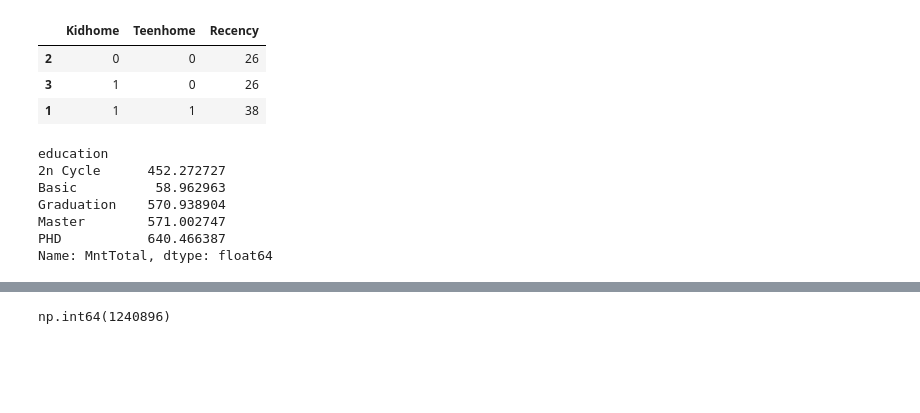
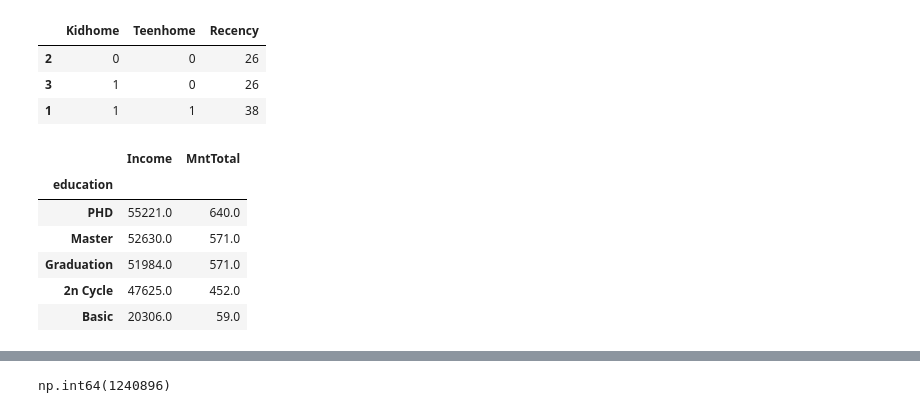
Before and after one commit to evertonenrico/Ifood_Insights, a Jupyter notebook: Ifood_Dataset/Import_DataSet_Ifood.ipynb, the cells around one changed output, grey strips where cells are left out. Drawn from its saved outputs; the diff is of its cells as text; code cells hidden in the pictures; blank space fills up the shorter version.

```diff
--- a/Ifood_Dataset/Import_DataSet_Ifood.ipynb
+++ b/Ifood_Dataset/Import_DataSet_Ifood.ipynb
@@ -228,12 +228,12 @@ df.iloc[1:4,2:5].sort_values(by= 'Recency',ascending=True)
 | 3 | 1 | 0 | 26 |
 | 1 | 1 | 1 | 38 |
 # %%
-df.groupby('education')['MntTotal'].mean()
+(df.groupby(['education'])[['Income','MntTotal']].mean().round(0)).sort_values(by = 'Income', ascending = False)
 # %% [output]
-education
-2n Cycle      452.272727
-Basic          58.962963
-Graduation    570.938904
-Master        571.002747
-PHD           640.466387
-Name: MntTotal, dtype: float64
+|  | Income | MntTotal |
+| education |  |  |
+| PHD | 55221.0 | 640.0 |
+| Master | 52630.0 | 571.0 |
+| Graduation | 51984.0 | 571.0 |
+| 2n Cycle | 47625.0 | 452.0 |
+| Basic | 20306.0 | 59.0 |
```
Also changed, not shown: parts of 1 cell of this notebook.
